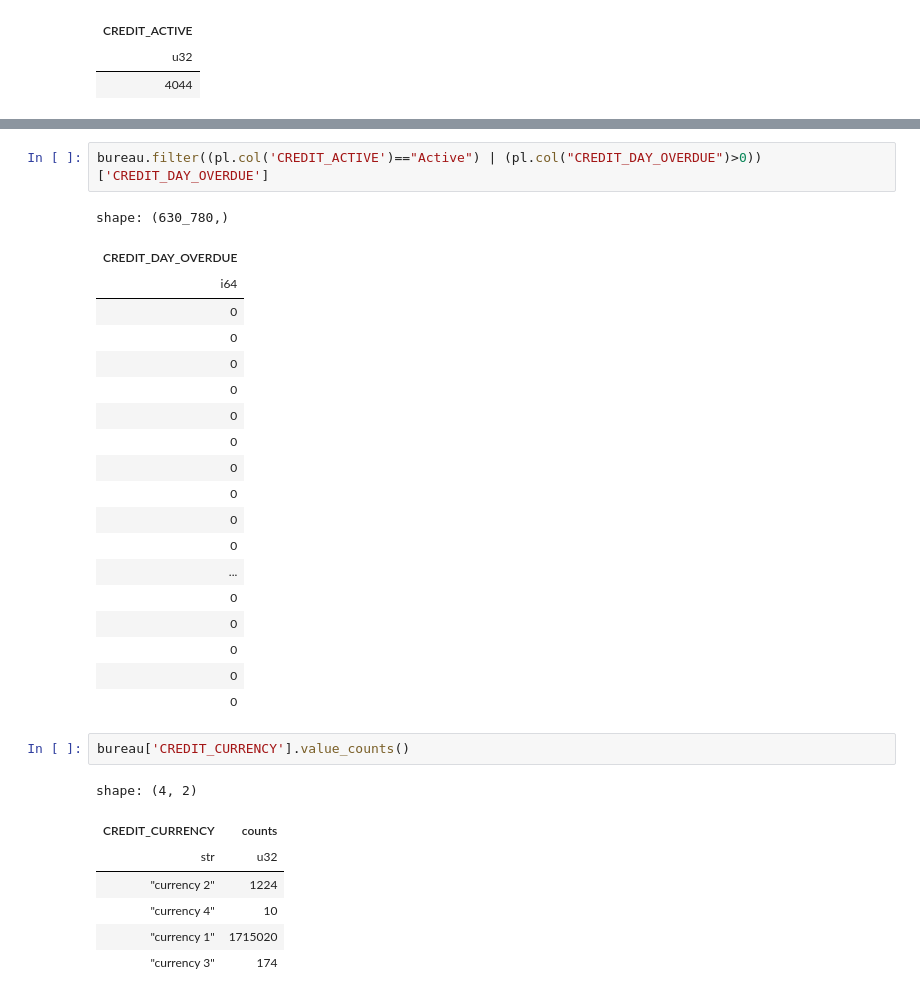
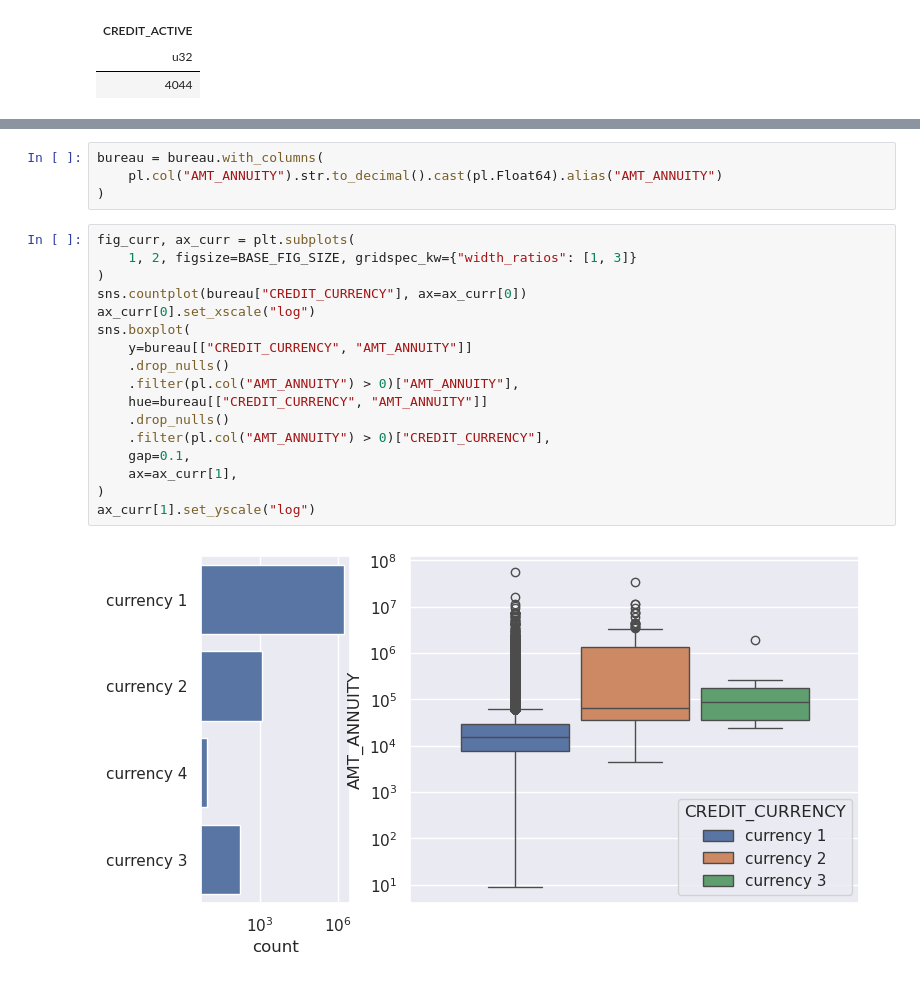
Before and after one commit to gediminas-skvarnavicius/home-credit-group-ml, a Jupyter notebook: EDA.ipynb, the cells around one changed output, grey strips where cells are left out. Cells and saved outputs as stored; diff of their text form.

```diff
--- a/EDA.ipynb
+++ b/EDA.ipynb
@@ -322,32 +351,23 @@ plt.yscale('log')
-# %%
-bureau.filter((pl.col('CREDIT_ACTIVE')=="Active") | (pl.col("CREDIT_DAY_OVERDUE")>0))['CREDIT_DAY_OVERDUE']
-# %% [output]
-shape: (630_780,)
-| CREDIT_DAY_OVERDUE |
-| i64 |
-| 0 |
-| 0 |
-| 0 |
-| 0 |
-| 0 |
-| 0 |
-| 0 |
-| 0 |
-| 0 |
-| 0 |
-| ... |
-| 0 |
-| 0 |
-| 0 |
-| 0 |
-| 0 |
-# %%
-bureau['CREDIT_CURRENCY'].value_counts()
-# %% [output]
-shape: (4, 2)
-| CREDIT_CURRENCY | counts |
-| str | u32 |
-| "currency 2" | 1224 |
-| "currency 4" | 10 |
-| "currency 1" | 1715020 |
-| "currency 3" | 174 |
+# %%
+bureau = bureau.with_columns(
+    pl.col("AMT_ANNUITY").str.to_decimal().cast(pl.Float64).alias("AMT_ANNUITY")
+)
+# %%
+fig_curr, ax_curr = plt.subplots(
+    1, 2, figsize=BASE_FIG_SIZE, gridspec_kw={"width_ratios": [1, 3]}
+)
+sns.countplot(bureau["CREDIT_CURRENCY"], ax=ax_curr[0])
+ax_curr[0].set_xscale("log")
+sns.boxplot(
+    y=bureau[["CREDIT_CURRENCY", "AMT_ANNUITY"]]
+    .drop_nulls()
+    .filter(pl.col("AMT_ANNUITY") > 0)["AMT_ANNUITY"],
+    hue=bureau[["CREDIT_CURRENCY", "AMT_ANNUITY"]]
+    .drop_nulls()
+    .filter(pl.col("AMT_ANNUITY") > 0)["CREDIT_CURRENCY"],
+    gap=0.1,
+    ax=ax_curr[1],
+)
+ax_curr[1].set_yscale("log")
+# %% [output]
+[figure, added]
```
Also changed, not shown: parts of 2 cells of this notebook, 1 other file.
